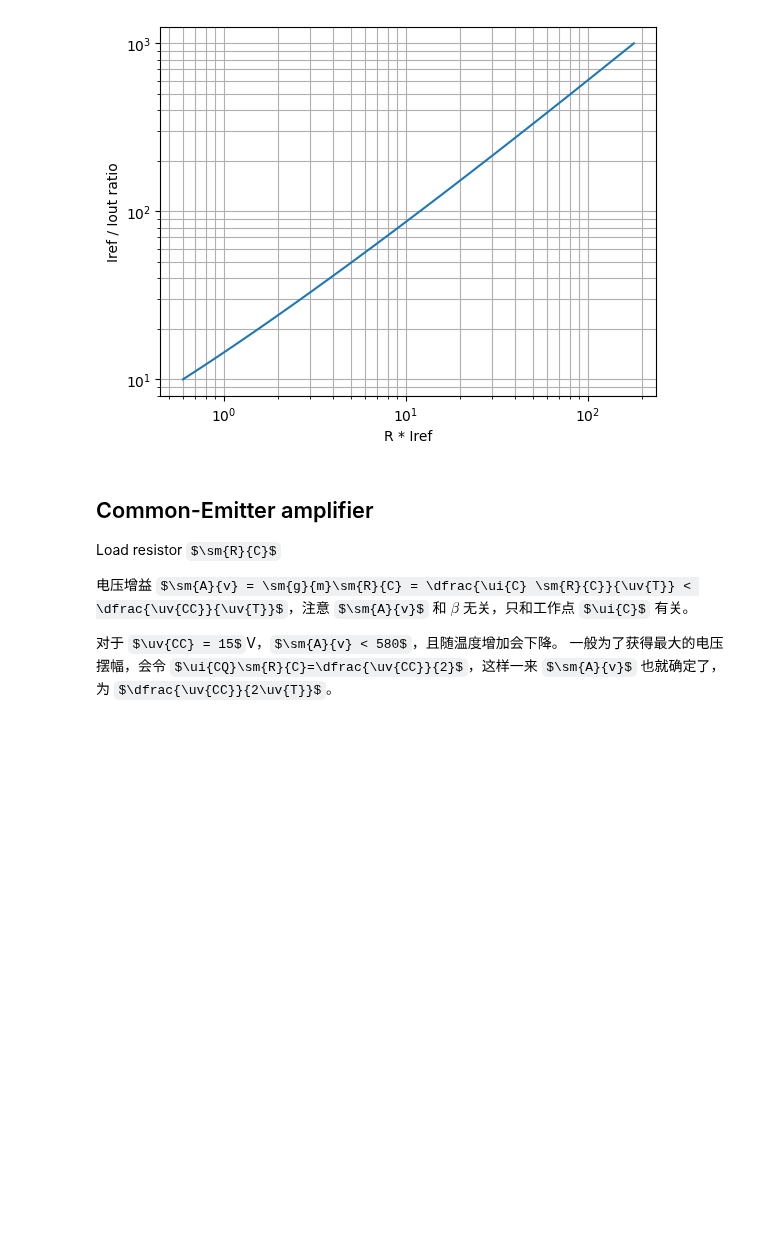
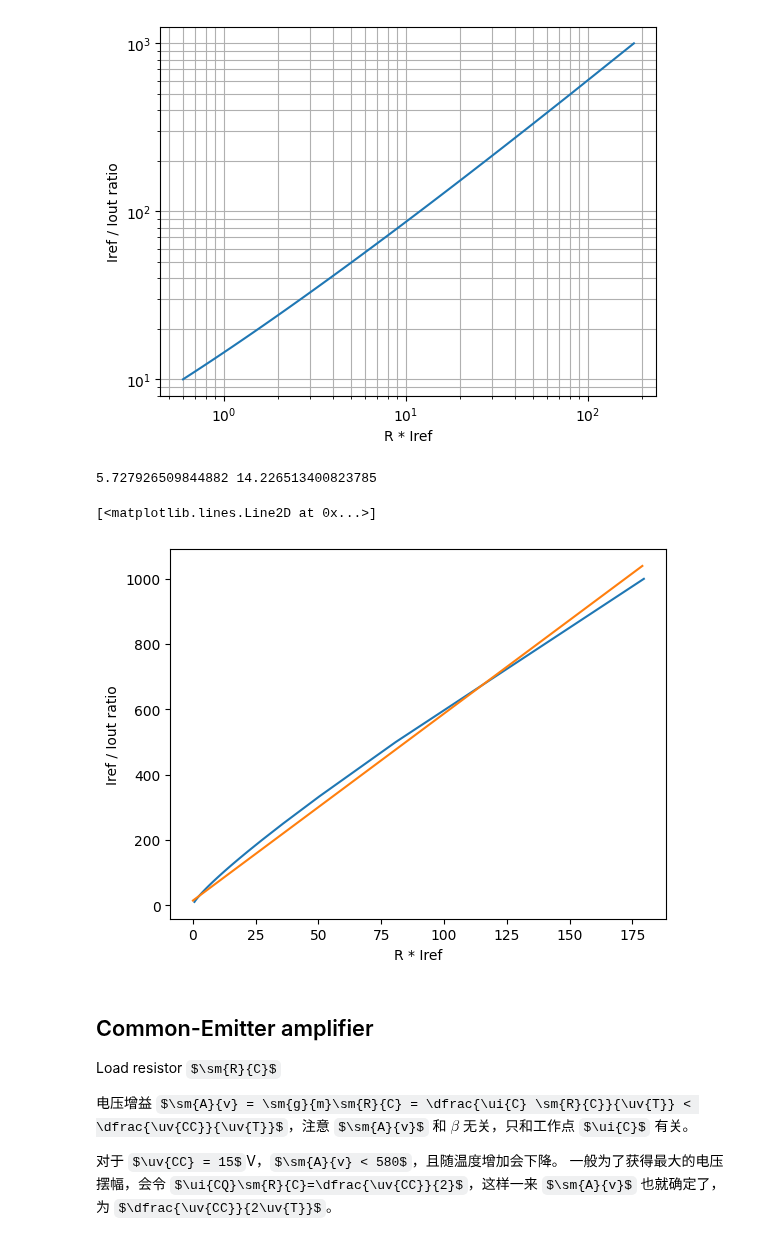
Before and after one commit to chenshuo/nuedc, a Jupyter notebook: docs/bjt-basics.ipynb, the cells around one changed output. Drawn from its saved outputs; the diff is of its cells as text; code cells hidden in the pictures; some formulas as TeX source; blank space fills up the shorter version.

```diff
--- a/docs/bjt-basics.ipynb
+++ b/docs/bjt-basics.ipynb
@@ -991,7 +1062,9 @@ Iref / Iout = 50
 
 Iout = Iref / 50 = 20uA
 # %%
+Ic1 = 1e-3  # 1mA
 Ic2 = np.arange(1, 101) / 1e6
+Vt = 26e-3
 R1 = Vt * np.log(Ic1 / Ic2) / Ic2
 plt.loglog(R1*Ic1, Ic1/Ic2)
 plt.ylabel('Iref / Iout ratio')
@@ -999,6 +1072,20 @@ plt.xlabel('R * Iref')
 plt.grid(which='both')
 # %% [output]
 [figure]
+# %%
+plt.plot(R1*Ic1, Ic1/Ic2)
+plt.ylabel('Iref / Iout ratio')
+plt.xlabel('R * Iref')
+#plt.grid(which='both')
+
+m, b = np.polyfit(R1*Ic1, Ic1/Ic2, 1)
+x = np.arange(0, 180)
+print(m, b)
+plt.plot(x, m*x + b)
+# %% [output]
+5.727926509844882 14.226513400823785
+[<matplotlib.lines.Line2D at 0x...>]
+[figure, added]
 # %% [markdown]
 ## Common-Emitter amplifier
 
```
Also changed, not shown: parts of 6 cells of this notebook, 3 other files.
